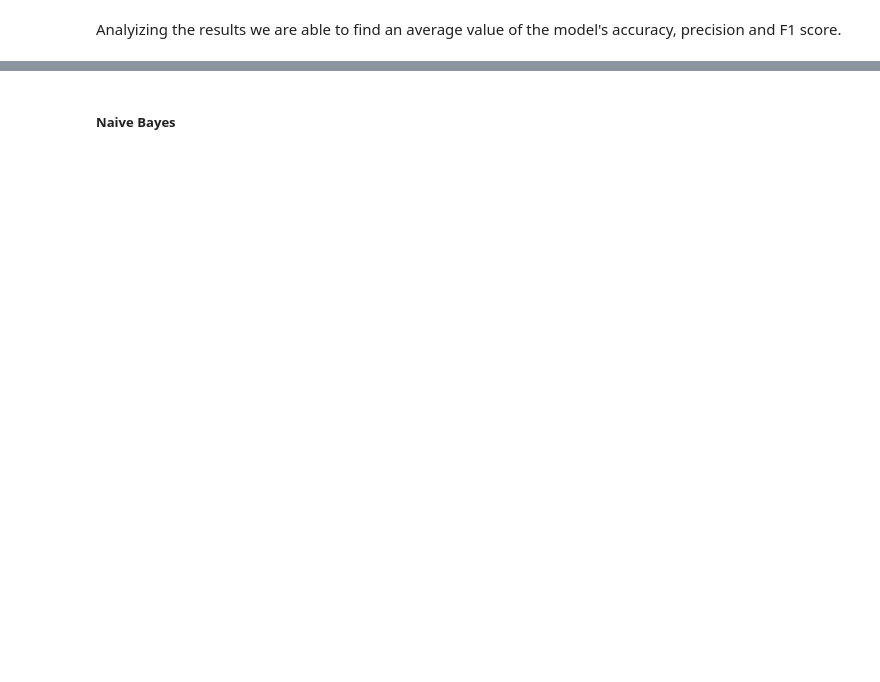
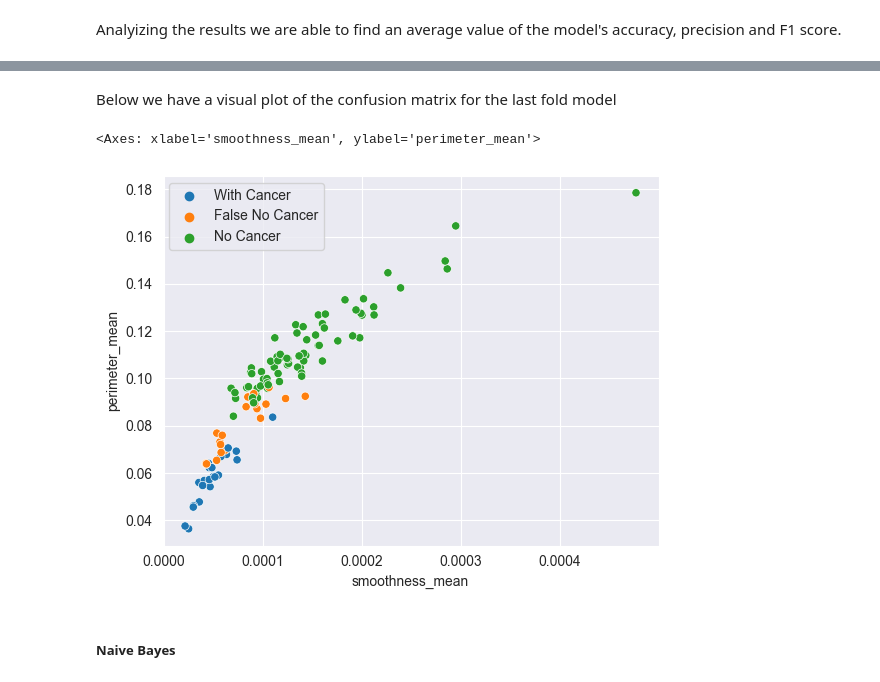
Before and after one commit to matiasfreitas/IA_Project_2, a Jupyter notebook: main.ipynb, the cells around one changed output, grey strips where cells are left out. Cells and saved outputs as stored; diff of their text form; code cells hidden in the pictures; blank space fills up the shorter version.

```diff
--- a/main.ipynb
+++ b/main.ipynb
@@ -206,3 +240,5 @@ file
+# %%
+axis_1, axis_2 = "smoothness_mean", "perimeter_mean" #to get plot axis
 # %% [markdown]
 Creating a normalized DataFrame since some algorithms benefit from it.
 # %%
@@ -236,23 +270,25 @@ from sklearn.preprocessing import StandardScaler
 # %% [markdown]
 ##### **Logistic Regression**
+# %%
+from sklearn.linear_model import LogisticRegression
+
+nFolds = 5
+
+# Setup KFold and model
+kf = StratifiedKFold(n_splits=nFolds, shuffle = True, random_state = 42)
+model = LogisticRegression(solver='liblinear', random_state=42)
 # %%
-from sklearn.linear_model import LogisticRegression
-
-# Setup KFold and model
-kf = StratifiedKFold(n_splits=5, shuffle = True, random_state = 42)
-model = LogisticRegression(solver='liblinear', random_state=42)
-
 # Separate into features (X) and target (Y)
-X_file, Y_file = file.drop("diagnosis", axis=1), file["diagnosis"]
+X_file, Y_file = normalized_file.drop("diagnosis", axis=1), normalized_file["diagnosis"]
 
 # Initialize metrics variables
 y_nCounts = [0]
 accuracy_list = []
 f1_list = []
 precision_list = []
-
+cf_matrix = None
 # Split the file into training and testing sets
-for train_index, test_index in kf.split(file, Y_file):
+for train_index, test_index in kf.split(X_file, Y_file):
 
     # Set the length of nCounts
     if len(y_nCounts) != len(test_index) and len(y_nCounts) != len(test_index)+1:
@@ -271,25 +307,19 @@ for train_index, test_index in kf.split(file, Y_file):
                  else count+1
                  for y_pred, y_real, count in zip(y_prediction, y_test, y_nCounts) ]
 
+
     y_corrects = ["With Cancer" if y_pred == y_real and y_pred == 1
                   else "No Cancer" if y_pred == y_real and y_pred == 0
-                else "False No Cancer" if y_pred == 0
-                else "False Cancer"
+    else "False No Cancer" if y_pred == 0
+    else "False Cancer"
                   for y_pred, y_real in zip(y_prediction, y_test) ]
 
     accuracy_list.append(accuracy_score(y_prediction, y_test))
     precision_list.append(precision_score(y_prediction, y_test))
     f1_list.append(f1_score(y_prediction, y_test))
 
-    print(classification_report(y_test, y_prediction))
 
-    cf_matrix = confusion_matrix(y_test, y_prediction)
-
-    group_names = ["True Negative", "False Positive", "False Negative", "True Positive"]
-    group_counts = ["{0:0.0f}".format(value) for value in cf_matrix.flatten()]
-    group_percentages = ["{0:.2%}".format(value) for value in cf_matrix.flatten()/np.sum(cf_matrix)]
-    label = [f"{v1}\n{v2}\n{v3}" for v1, v2, v3 in zip(group_names,group_counts,group_percentages)]
-    confusion_label = np.asarray(label).reshape(2,2)
-
-    plt.figure()
-    sns.heatmap(cf_matrix, annot=confusion_label, fmt="")
+    if(cf_matrix is None):
+        cf_matrix = confusion_matrix(y_test, y_prediction)/nFolds
+    else:
+        cf_matrix += confusion_matrix(y_test, y_prediction)/nFolds
@@ -340,2 +354,9 @@ Average F1: 0.9300378191610482
+# %% [markdown]
+Below we have a visual plot of the confusion matrix for the last fold model
+# %%
+sns.scatterplot(x=x_test[axis_1], y=x_test[axis_2], hue=y_corrects)
+# %% [output]
+<Axes: xlabel='smoothness_mean', ylabel='perimeter_mean'>
+[figure, added]
 # %% [markdown]
 ##### **Naive Bayes**
```
Also changed, not shown: parts of 55 cells of this notebook, 1 other file.
